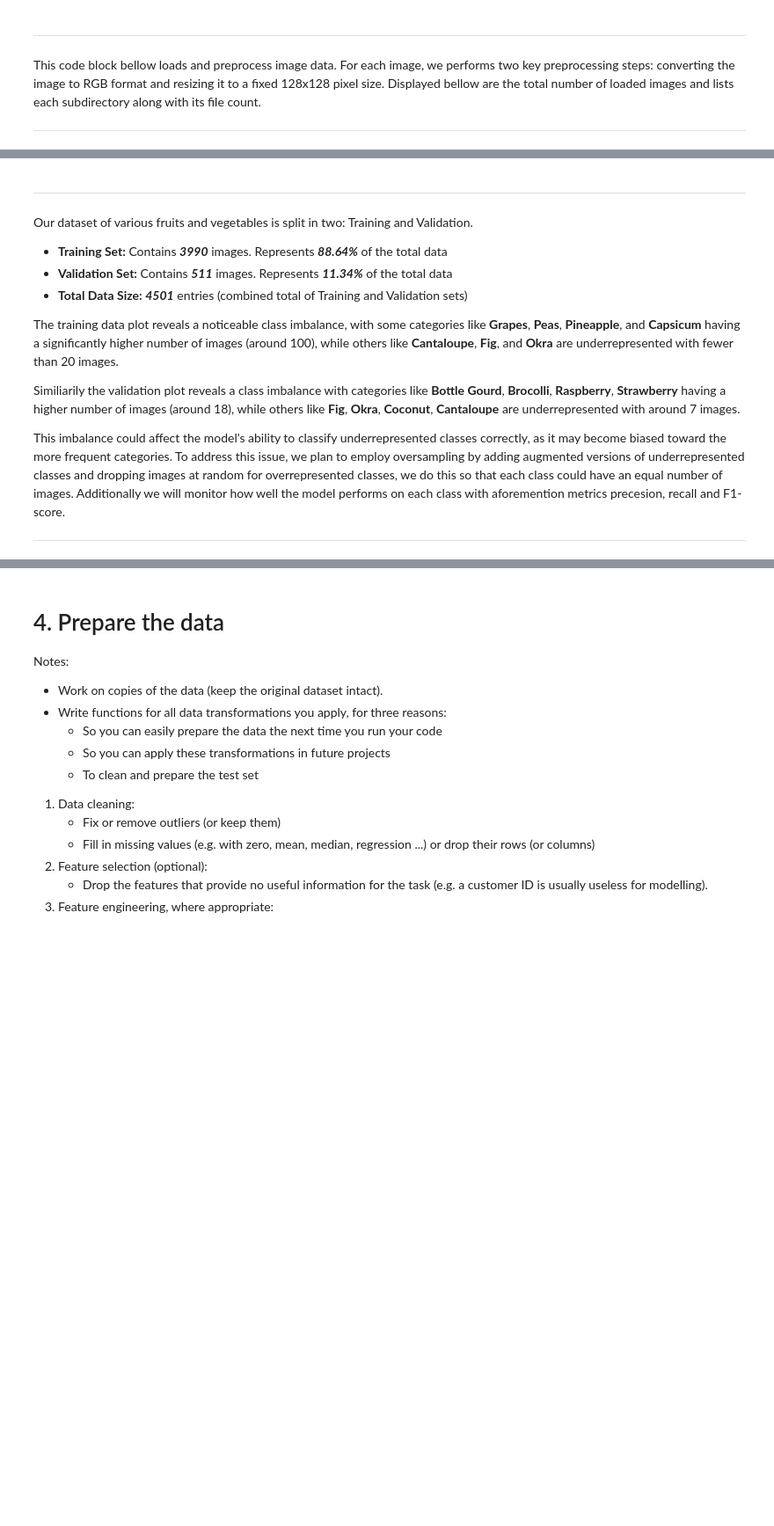
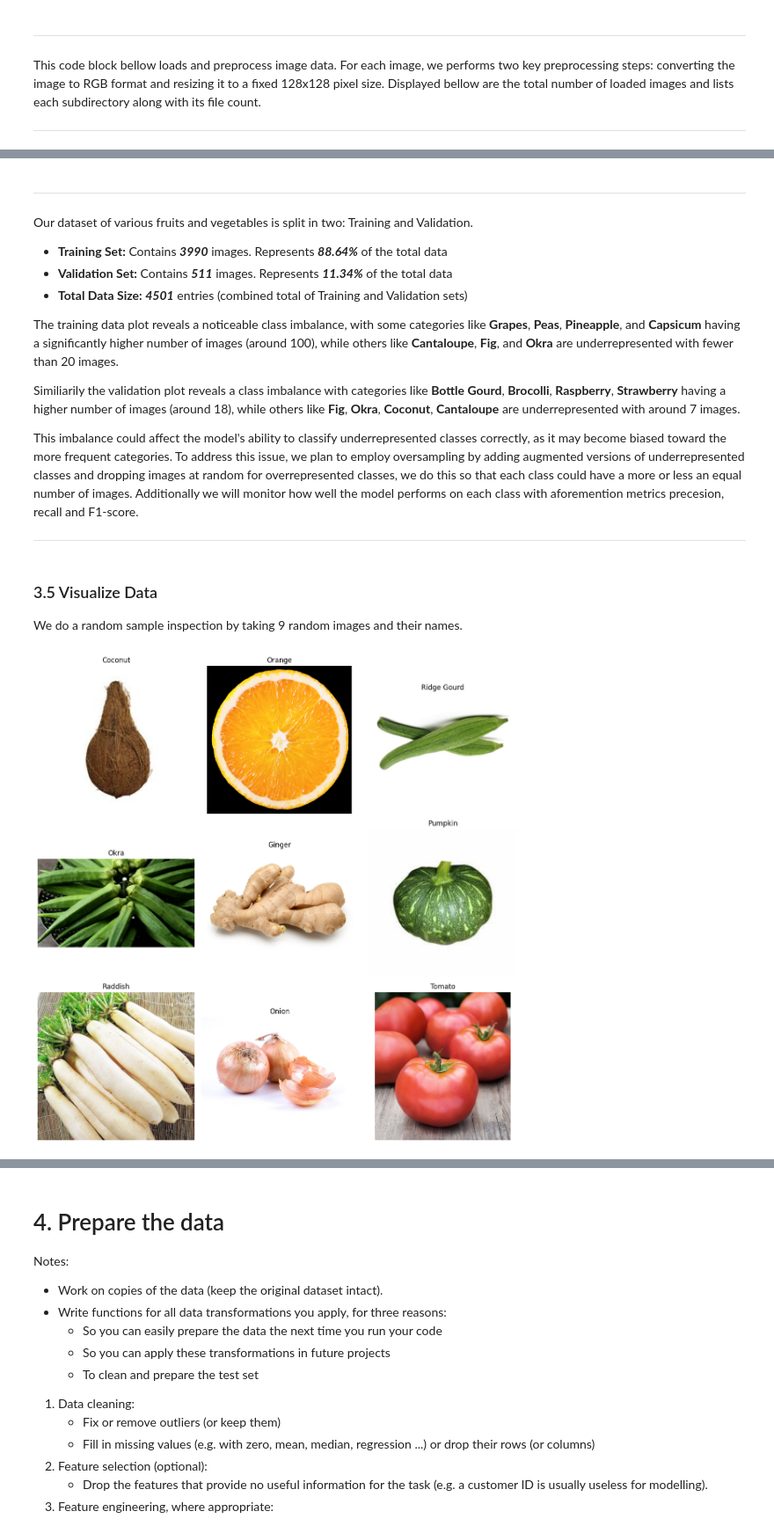
Before and after one commit to radoslavKiryazov/MAL, a Jupyter notebook: GroupProject/7. Final Group Project.ipynb, the cells around one changed output, grey strips where cells are left out. Shown at 88% size. Drawn from its saved outputs; the diff is of its cells as text; code cells hidden in the pictures; blank space fills up the shorter version.

Commit message:
Added Data Analysis

```diff
--- a/GroupProject/7. Final Group Project.ipynb
+++ b/GroupProject/7. Final Group Project.ipynb
@@ -199,6 +199,43 @@ The training data plot reveals a noticeable class imbalance, with some categorie
 Similiarily the validation plot reveals a class imbalance with categories like **Bottle Gourd**, **Brocolli**, **Raspberry**, **Strawberry**  having a higher number of images (around 18), while others like **Fig**, **Okra**, **Coconut**, **Cantaloupe** are underrepresented with around 7 images.
 
 
-This imbalance could affect the model's ability to classify underrepresented classes correctly, as it may become biased toward the more frequent categories. To address this issue, we plan to employ oversampling by adding augmented versions of underrepresented classes and dropping images at random for overrepresented classes, we do this so that each class could have an equal number of images. Additionally we will monitor how well the model performs on each class with aforemention metrics precesion, recall and F1-score.
+This imbalance could affect the model's ability to classify underrepresented classes correctly, as it may become biased toward the more frequent categories. To address this issue, we plan to employ oversampling by adding augmented versions of underrepresented classes and dropping images at random for overrepresented classes, we do this so that each class could have a more or less an equal number of images. Additionally we will monitor how well the model performs on each class with aforemention metrics precesion, recall and F1-score.
 
 ---
+# %% [markdown]
+### 3.5 Visualize Data ###
+
+We do a random sample inspection by taking 9 random images and their names.
+# %%
+import random
+
+# Function to load and preprocess images
+def load_image(image_path):
+    img = Image.open(image_path)
+    img = img.convert('RGB')
+    # img = img.resize((128, 128))
+    return np.array(img)
+
+# Get a list of all image paths in the validation directory
+image_paths = []
+for subdir, dirs, files in os.walk(val_dir):
+    for file in files:
+        if file.endswith(('jpg', 'jpeg', 'png')):
+            image_paths.append(os.path.join(subdir, file))
+
+# Randomly select 3 images or less if there are not enough images
+sample_size = min(9, len(image_paths))
+sampled_image_paths = random.sample(image_paths, sample_size)
+
+# Load and display the images
+fig, axes = plt.subplots(3, 3, figsize=(12, 12))
+for ax, img_path in zip(axes.flatten(), sampled_image_paths):
+    img = load_image(img_path)
+    ax.imshow(img)
+    ax.axis('off')
+    ax.set_title(os.path.basename(os.path.dirname(img_path)))
+
+plt.tight_layout()
+plt.show()
+# %% [output]
+[figure, added]
```
Also changed, not shown: parts of 7 cells of this notebook.
